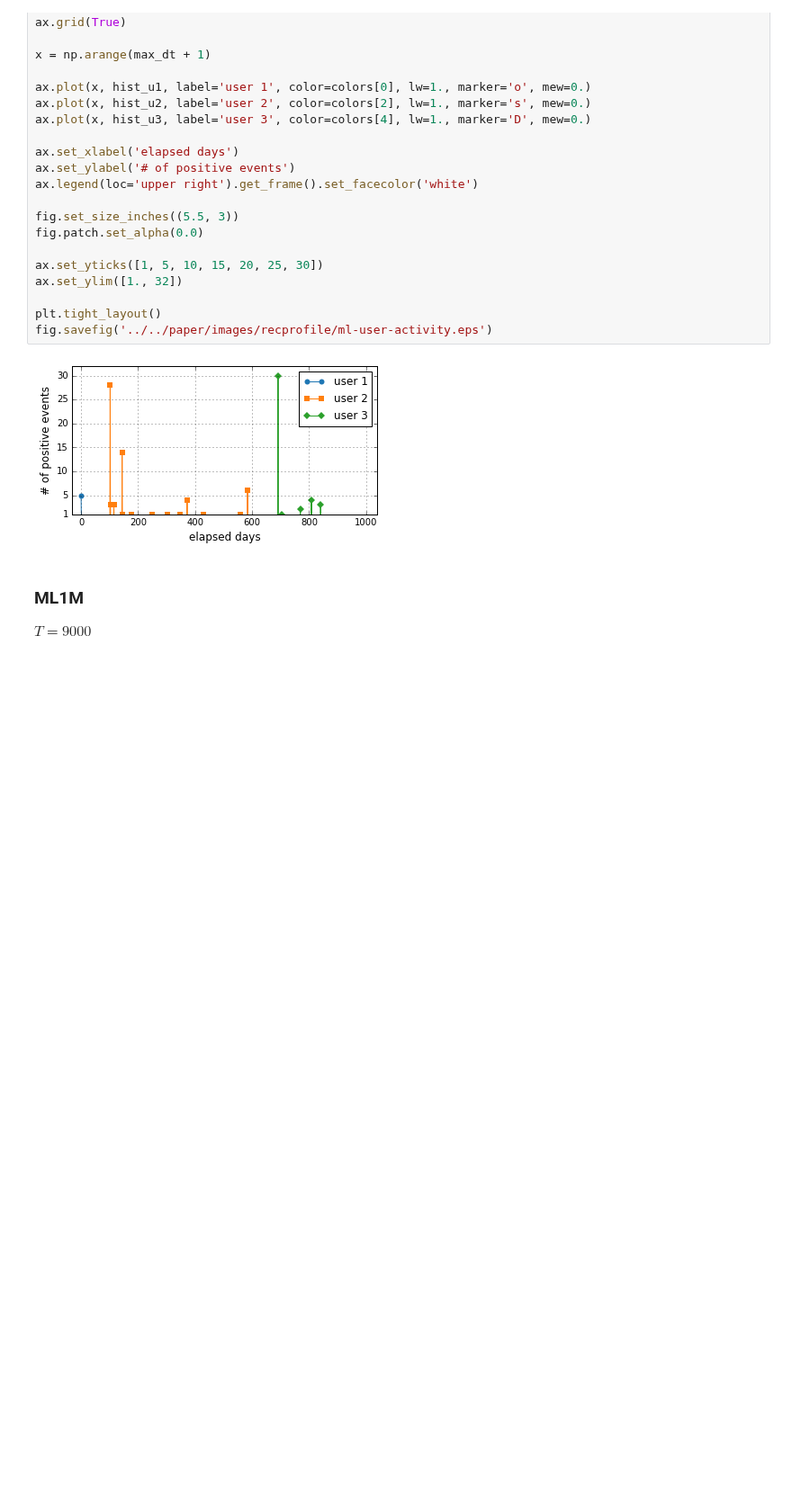
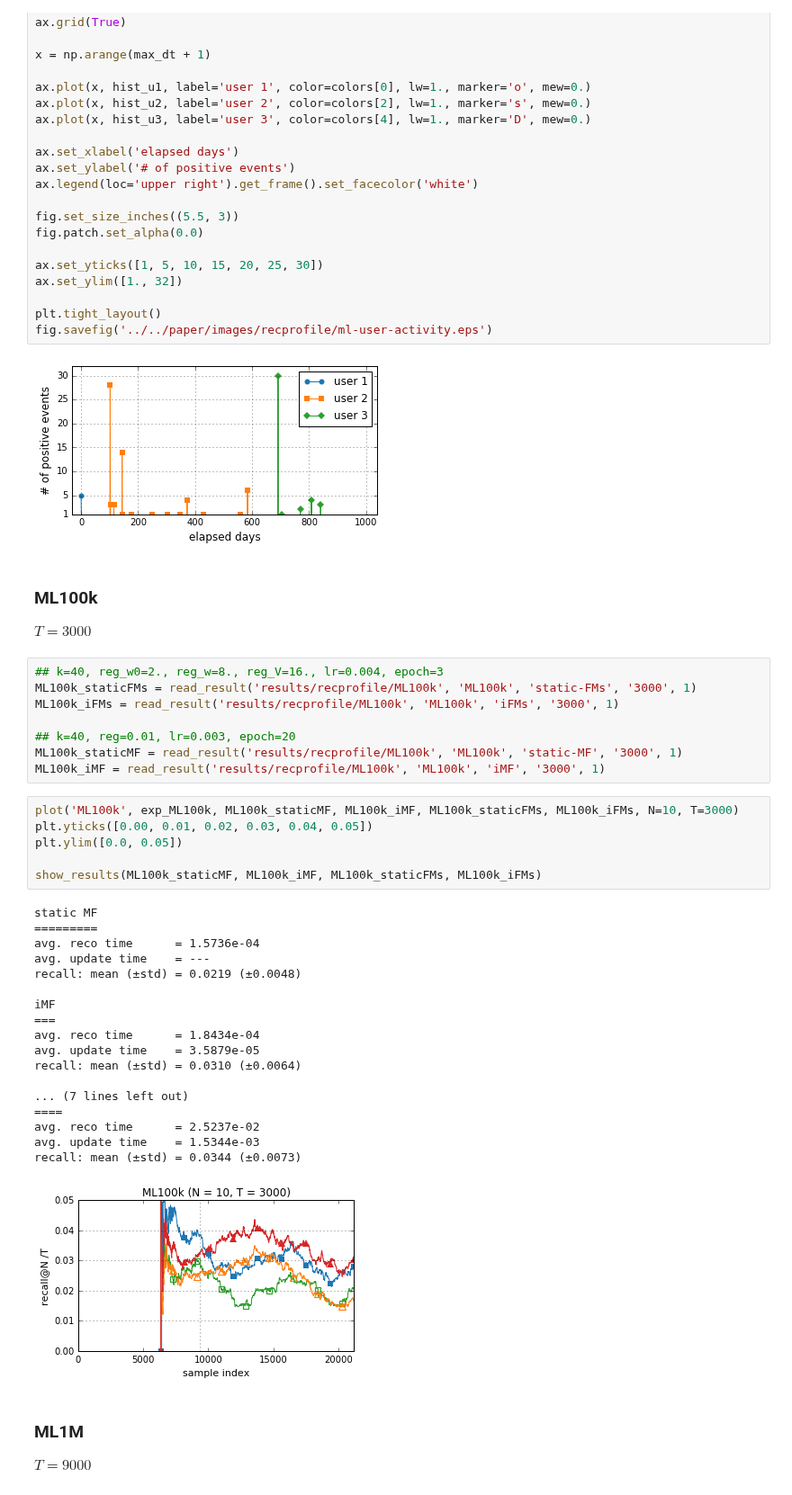
Before and after one commit to takuti/stream-recommender, a Jupyter notebook: paper-iFMs.ipynb, the cells around one changed output. Shown at 90% size. Cells and saved outputs as stored; diff of their text form; blank space fills up the shorter version.

```diff
--- a/paper-iFMs.ipynb
+++ b/paper-iFMs.ipynb
@@ -267,6 +228,43 @@ plt.tight_layout()
 fig.savefig('../../paper/images/recprofile/ml-user-activity.eps')
 # %% [output]
 [figure]
+# %% [markdown]
+### ML100k
+
+$T=3000$
+# %%
+## k=40, reg_w0=2., reg_w=8., reg_V=16., lr=0.004, epoch=3
+ML100k_staticFMs = read_result('results/recprofile/ML100k', 'ML100k', 'static-FMs', '3000', 1)
+ML100k_iFMs = read_result('results/recprofile/ML100k', 'ML100k', 'iFMs', '3000', 1)
+
+## k=40, reg=0.01, lr=0.003, epoch=20
+ML100k_staticMF = read_result('results/recprofile/ML100k', 'ML100k', 'static-MF', '3000', 1)
+ML100k_iMF = read_result('results/recprofile/ML100k', 'ML100k', 'iMF', '3000', 1)
+# %%
+plot('ML100k', exp_ML100k, ML100k_staticMF, ML100k_iMF, ML100k_staticFMs, ML100k_iFMs, N=10, T=3000)
+plt.yticks([0.00, 0.01, 0.02, 0.03, 0.04, 0.05])
+plt.ylim([0.0, 0.05])
+
+show_results(ML100k_staticMF, ML100k_iMF, ML100k_staticFMs, ML100k_iFMs)
+# %% [output]
+static MF
+=========
+avg. reco time      = 1.5736e-04
+avg. update time    = ---
+recall: mean (±std) = 0.0219 (±0.0048)
+
+iMF
+===
+avg. reco time      = 1.8434e-04
+avg. update time    = 3.5879e-05
+recall: mean (±std) = 0.0310 (±0.0064)
+
+... (7 lines left out)
+====
+avg. reco time      = 2.5237e-02
+avg. update time    = 1.5344e-03
+recall: mean (±std) = 0.0344 (±0.0073)
+[figure, added]
 # %% [markdown]
 ### ML1M
 
```
Also changed, not shown: parts of 19 cells of this notebook.
